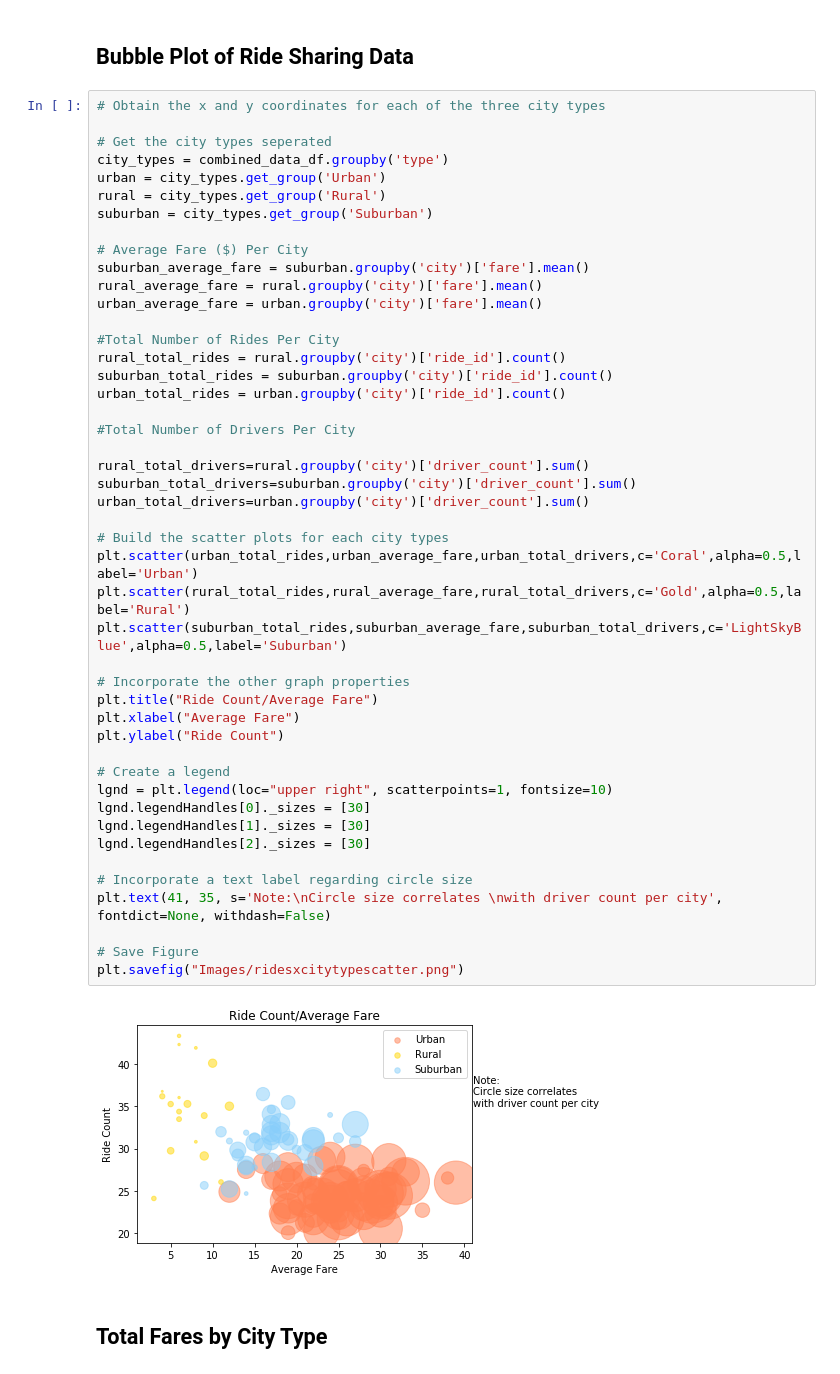
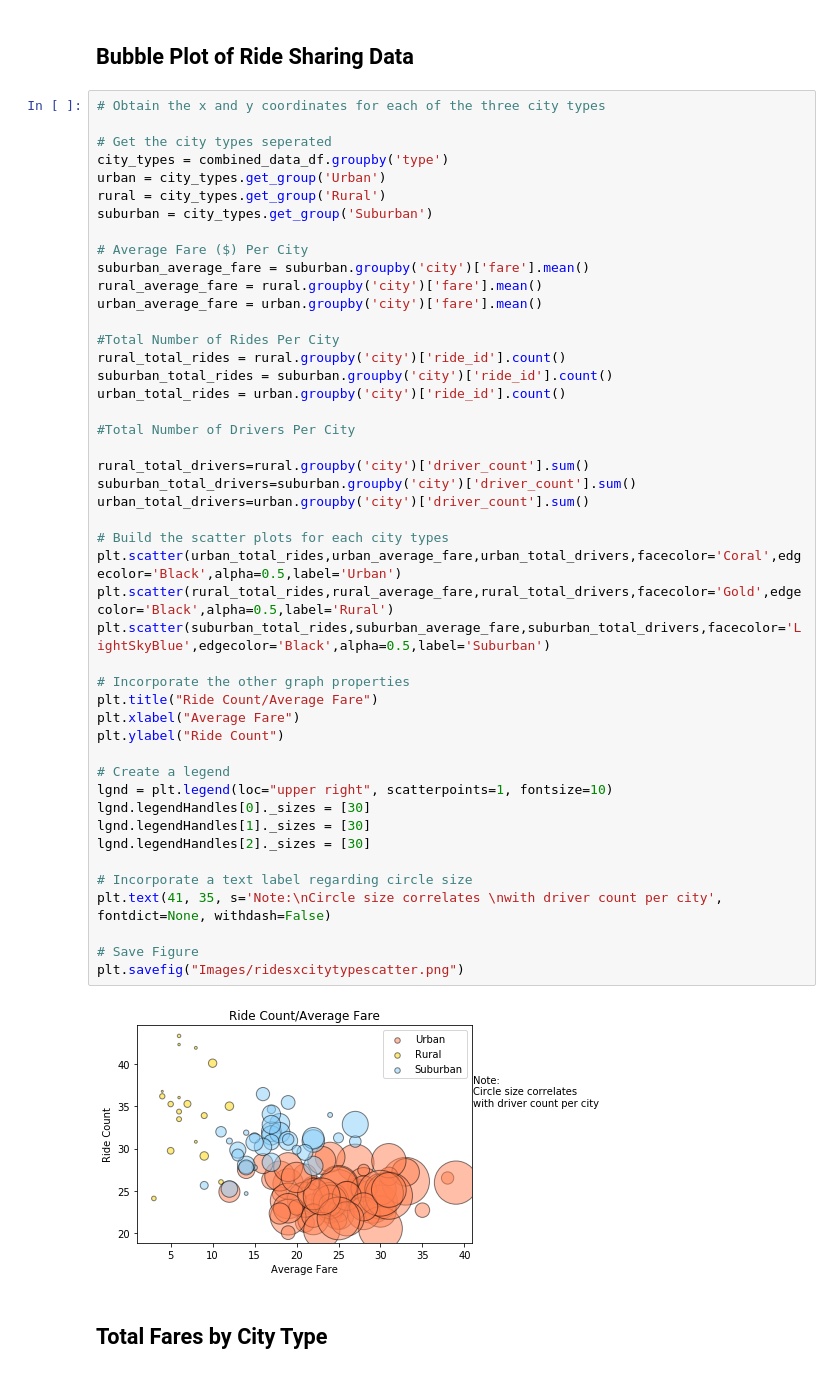
Before and after one commit to msulrich1984/Matplotlib, a Jupyter notebook: PYBER/Pyber.ipynb, the cells around one changed output. Cells and saved outputs as stored; diff of their text form.

```diff
--- a/PYBER/Pyber.ipynb
+++ b/PYBER/Pyber.ipynb
@@ -44,37 +44,37 @@ urban_average_fare = urban.groupby('city')['fare'].mean()
 #Total Number of Rides Per City
 rural_total_rides = rural.groupby('city')['ride_id'].count()
 suburban_total_rides = suburban.groupby('city')['ride_id'].count()
 urban_total_rides = urban.groupby('city')['ride_id'].count()
 
 #Total Number of Drivers Per City
 
 rural_total_drivers=rural.groupby('city')['driver_count'].sum()
 suburban_total_drivers=suburban.groupby('city')['driver_count'].sum()
 urban_total_drivers=urban.groupby('city')['driver_count'].sum()
 
 # Build the scatter plots for each city types
-plt.scatter(urban_total_rides,urban_average_fare,urban_total_drivers,c='Coral',alpha=0.5,label='Urban')
-plt.scatter(rural_total_rides,rural_average_fare,rural_total_drivers,c='Gold',alpha=0.5,label='Rural')
-plt.scatter(suburban_total_rides,suburban_average_fare,suburban_total_drivers,c='LightSkyBlue',alpha=0.5,label='Suburban')
+plt.scatter(urban_total_rides,urban_average_fare,urban_total_drivers,facecolor='Coral',edgecolor='Black',alpha=0.5,label='Urban')
+plt.scatter(rural_total_rides,rural_average_fare,rural_total_drivers,facecolor='Gold',edgecolor='Black',alpha=0.5,label='Rural')
+plt.scatter(suburban_total_rides,suburban_average_fare,suburban_total_drivers,facecolor='LightSkyBlue',edgecolor='Black',alpha=0.5,label='Suburban')
 
 # Incorporate the other graph properties
 plt.title("Ride Count/Average Fare")
 plt.xlabel("Average Fare")
 plt.ylabel("Ride Count")
 
 # Create a legend
 lgnd = plt.legend(loc="upper right", scatterpoints=1, fontsize=10)
 lgnd.legendHandles[0]._sizes = [30]
 lgnd.legendHandles[1]._sizes = [30]
 lgnd.legendHandles[2]._sizes = [30]
 
 # Incorporate a text label regarding circle size
 plt.text(41, 35, s='Note:\nCircle size correlates \nwith driver count per city', fontdict=None, withdash=False)
 
 # Save Figure
 plt.savefig("Images/ridesxcitytypescatter.png")
 # %% [output]
-[figure, old version]
+[figure, new version]
 # %% [markdown]
 ## Total Fares by City Type
 # %%
```
Also changed, not shown: 1 other file.
